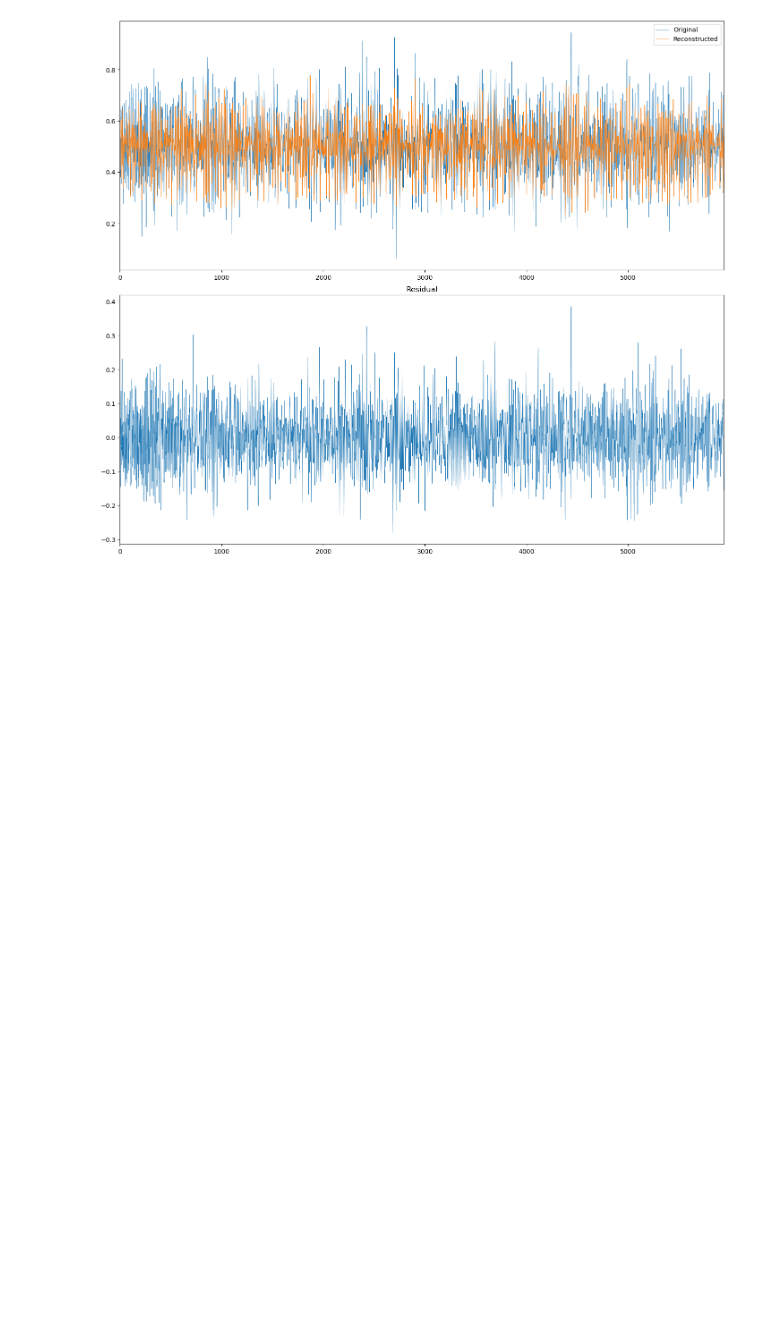
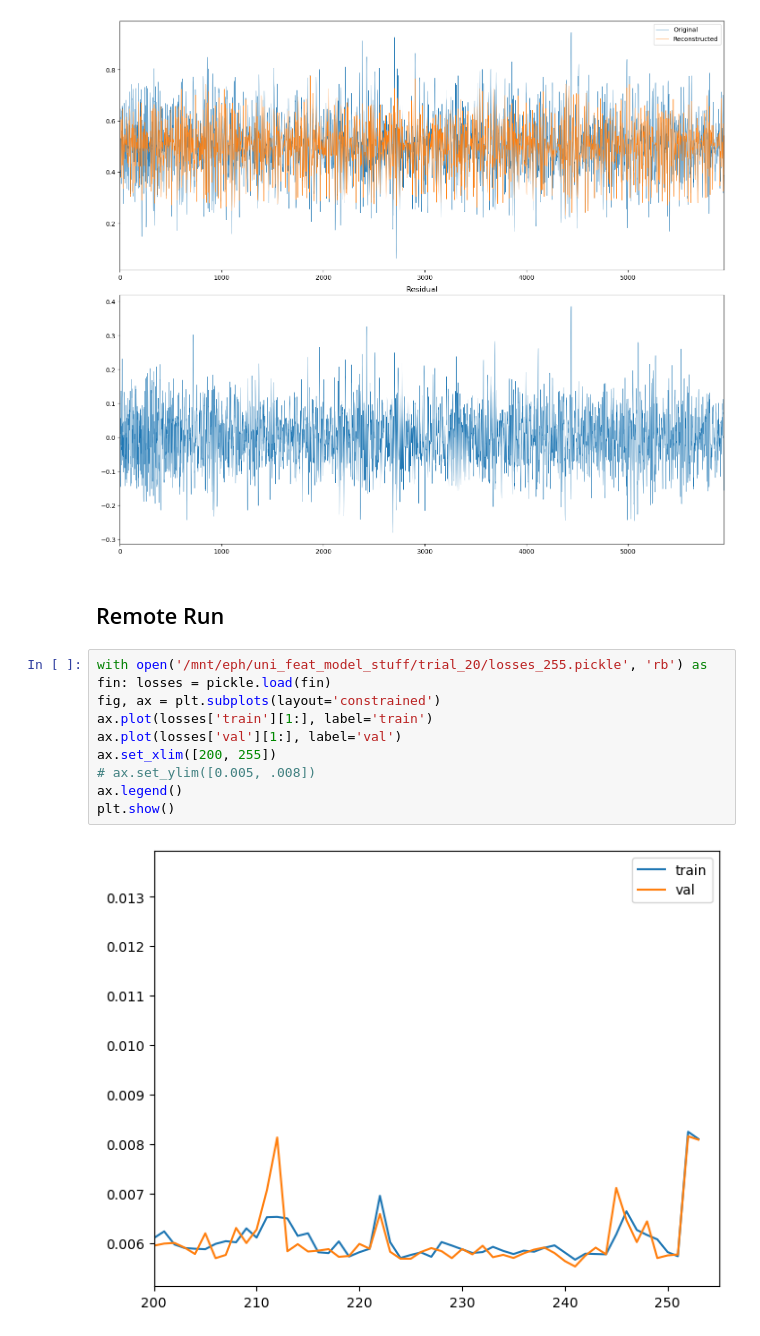
Before and after one commit to GioMai24/Autoencoder-for-GW-Detection, a Jupyter notebook: reconstructions.ipynb, the cells around one changed output. Saved outputs shown, nothing was run; the diff lists cells and outputs as text; blank space fills up the shorter version.

```diff
--- a/reconstructions.ipynb
+++ b/reconstructions.ipynb
@@ -80,3 +81,16 @@ for Ax in ax: Ax.set_xlim((0, len(sample_full)))
 plt.show()
 # %% [output]
 [figure]
+# %% [markdown]
+## Remote Run
+# %%
+with open('/mnt/eph/uni_feat_model_stuff/trial_20/losses_255.pickle', 'rb') as fin: losses = pickle.load(fin)
+fig, ax = plt.subplots(layout='constrained')
+ax.plot(losses['train'][1:], label='train')
+ax.plot(losses['val'][1:], label='val')
+ax.set_xlim([200, 255])
+# ax.set_ylim([0.005, .008])
+ax.legend()
+plt.show()
+# %% [output]
+[figure, added]
```
Also changed, not shown: parts of 2 cells of this notebook, 1 other file.
